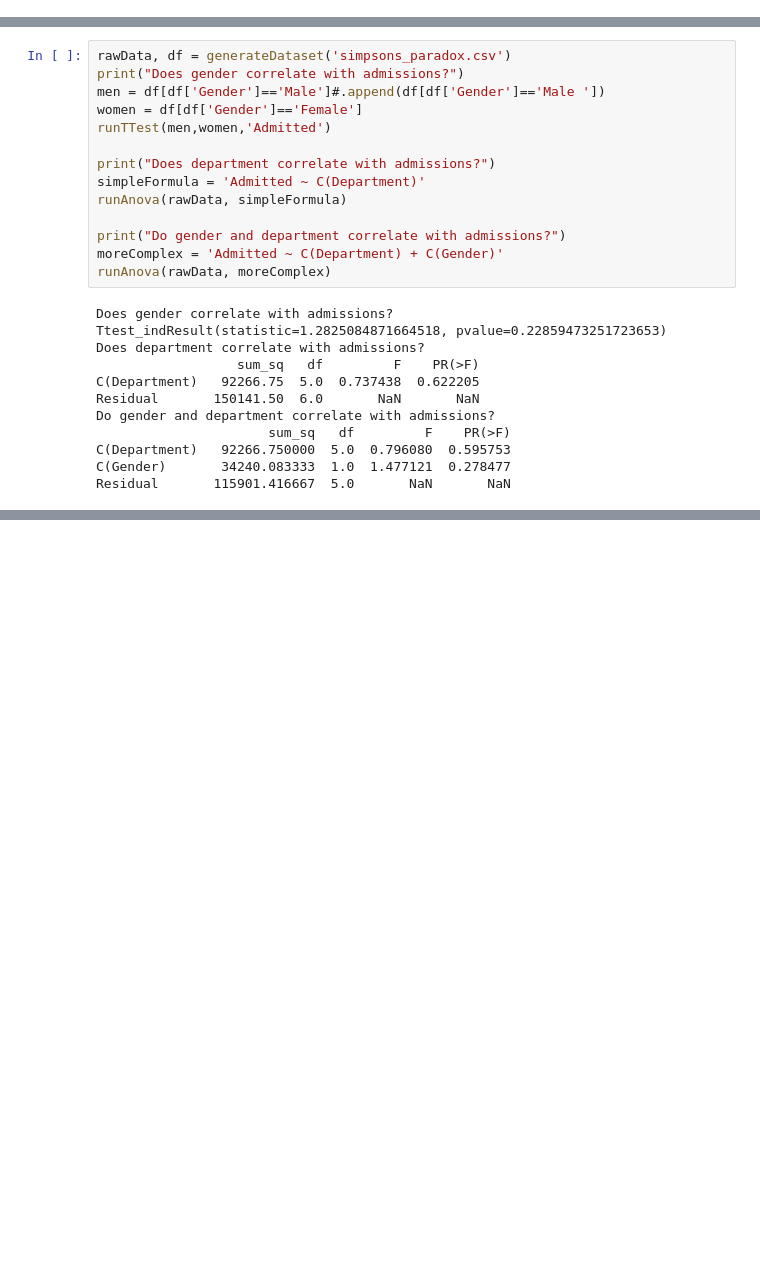
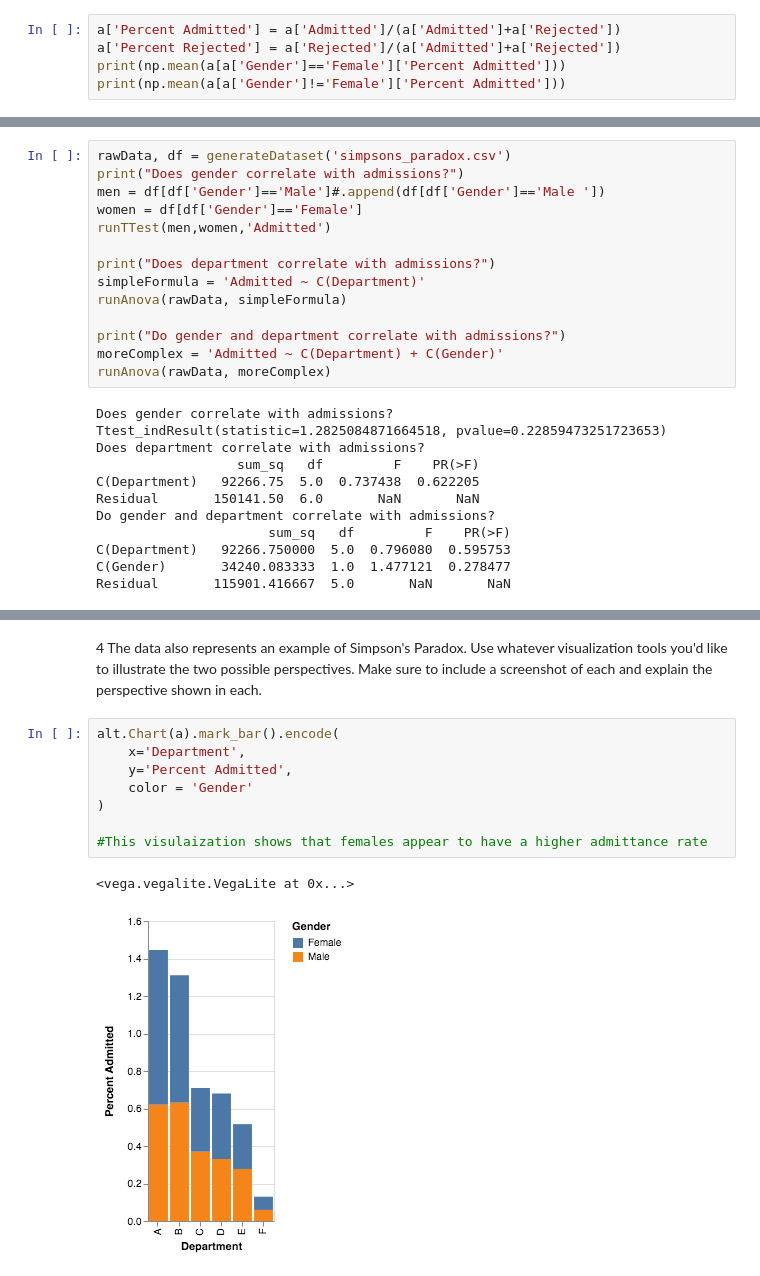
Before and after one commit to INFO3401/problem-set-11-josa5420, a Jupyter notebook: Nov 12 In Class.ipynb, the cells around one changed output, grey strips where cells are left out. Cells and saved outputs as stored; diff of their text form; blank space fills up the shorter version.

```diff
--- a/Nov 12 In Class.ipynb
+++ b/Nov 12 In Class.ipynb
@@ -24,0 +70,5 @@ def runAnova(data, formula):
+# %%
+a['Percent Admitted'] = a['Admitted']/(a['Admitted']+a['Rejected'])
+a['Percent Rejected'] = a['Rejected']/(a['Admitted']+a['Rejected'])
+print(np.mean(a[a['Gender']=='Female']['Percent Admitted']))
+print(np.mean(a[a['Gender']!='Female']['Percent Admitted']))
@@ -90,0 +142,13 @@ array(['Female', 'Male', 'Male '], dtype=object)
+# %% [markdown]
+4 The data also represents an example of Simpson's Paradox. Use whatever visualization tools you'd like to illustrate the two possible perspectives. Make sure to include a screenshot of each and explain the perspective shown in each.
+# %%
+alt.Chart(a).mark_bar().encode(
+    x='Department',
+    y='Percent Admitted',
+    color = 'Gender'
+)
+
+#This visulaization shows that females appear to have a higher admittance rate
+# %% [output]
+<vega.vegalite.VegaLite at 0x...>
+[figure, added]
```
Also changed, not shown: parts of 36 cells of this notebook, 27 other files.
